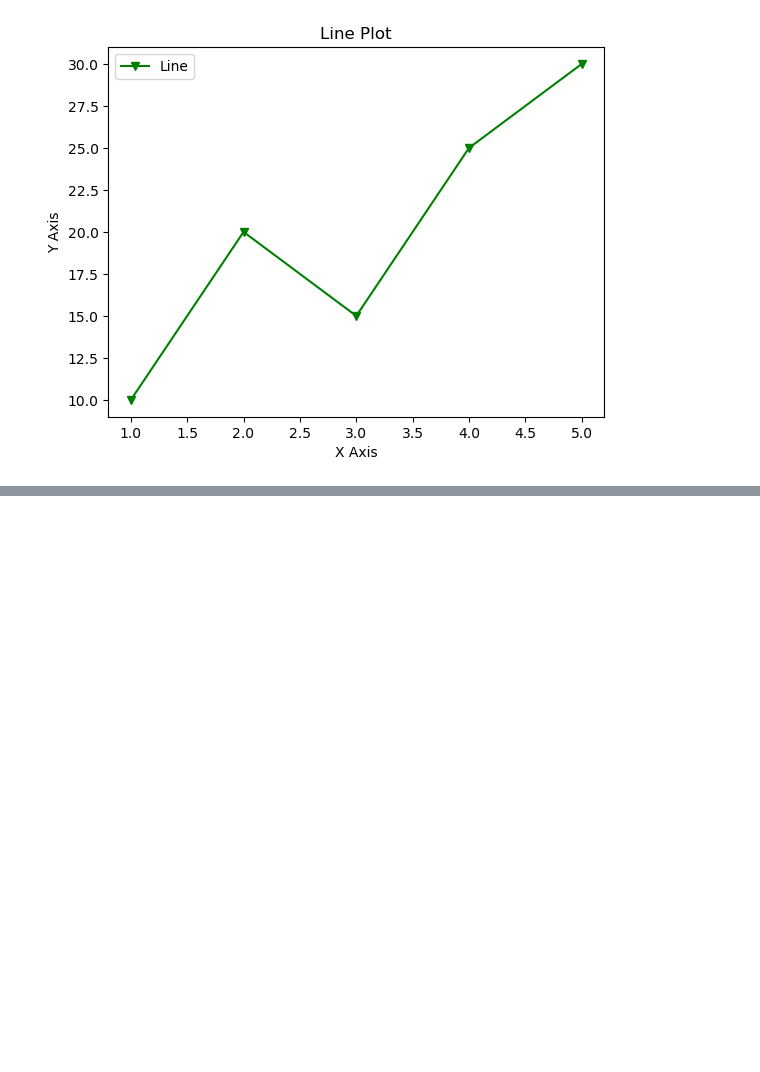
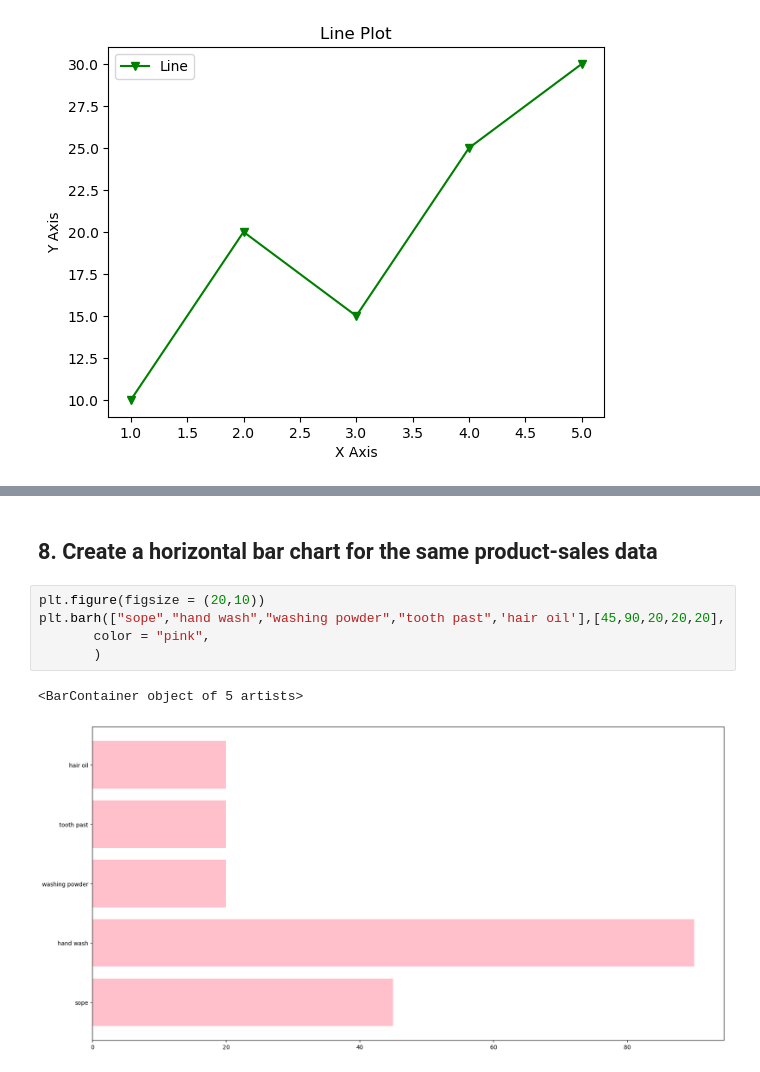
Before and after one commit to yashdeore24/Python_daily_task, a Jupyter notebook: Matplotlib_Questions.ipynb, the cells around one changed output, grey strips where cells are left out. Drawn from its saved outputs; the diff is of its cells as text; blank space fills up the shorter version.

```diff
--- a/Matplotlib_Questions.ipynb
+++ b/Matplotlib_Questions.ipynb
@@ -66,0 +89,10 @@ plt.show()
+# %% [markdown]
+## 8. Create a horizontal bar chart for the same product-sales data
+# %%
+plt.figure(figsize = (20,10))
+plt.barh(["sope","hand wash","washing powder","tooth past",'hair oil'],[45,90,20,20,20],
+       color = "pink",
+       )
+# %% [output]
+<BarContainer object of 5 artists>
+[figure, added]
```
Also changed, not shown: parts of 7 cells of this notebook.
